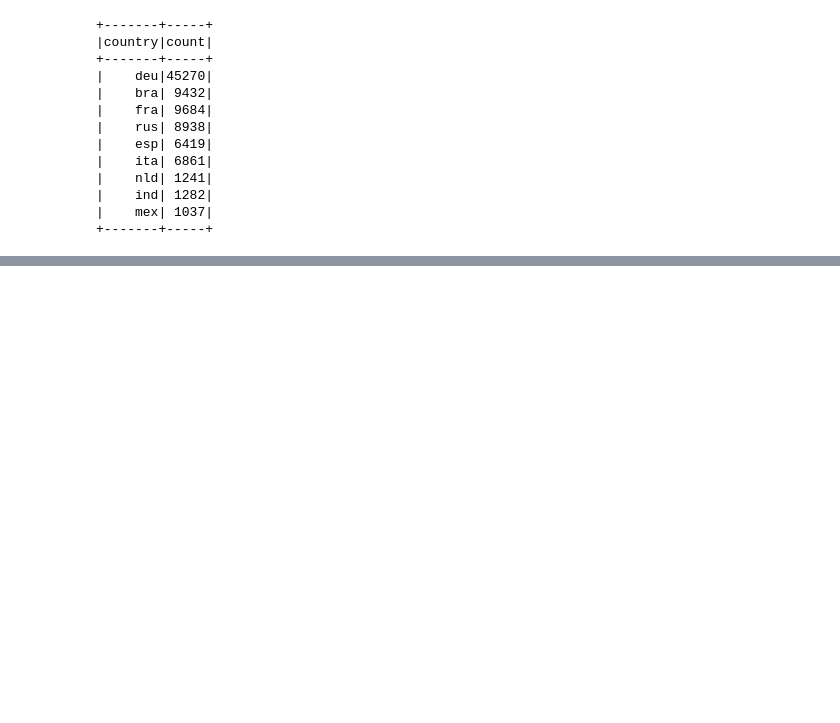
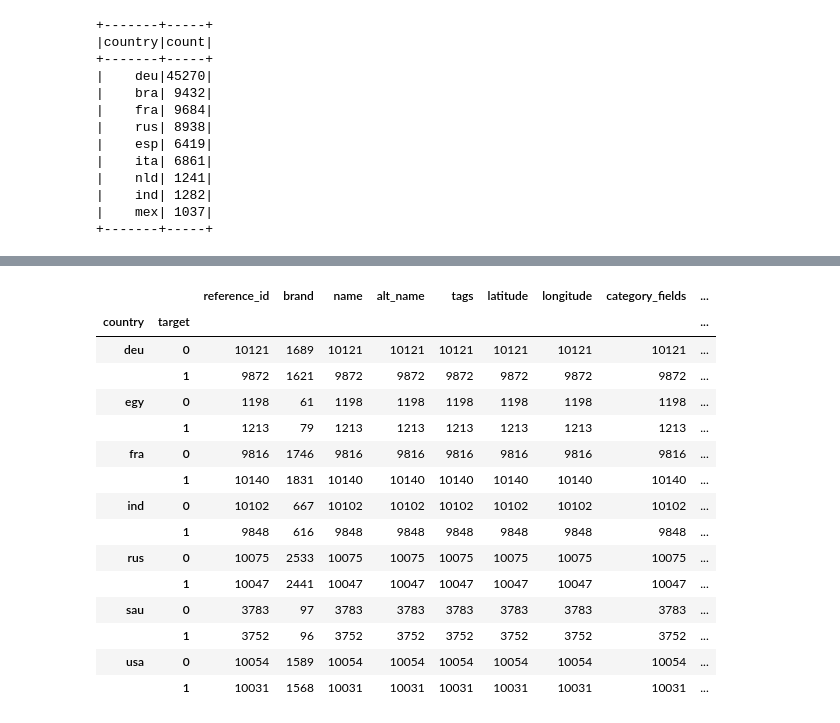
Before and after one commit to danielperezefremova-tomtom/dnn_name_matching, a Jupyter notebook: notebooks/Untitled.ipynb, the cells around one changed output, grey strips where cells are left out. Cells and saved outputs as stored; diff of their text form; code cells hidden in the pictures; blank space fills up the shorter version.

```diff
--- a/notebooks/Untitled.ipynb
+++ b/notebooks/Untitled.ipynb
@@ -333,0 +408,3 @@ catalog.load('df_normalized_pairs').groupBy('country').count().show()
+# %%
+validate.groupby(['country', 'target']).count()
+# %% [output]
@@ -333,0 +412,16 @@ catalog.load('df_normalized_pairs').groupBy('country').count().show()
+|  |  | reference_id | brand | name | alt_name | tags | latitude | longitude | category_fields | ... |
+| country | target |  |  |  |  |  |  |  |  | ... |
+| deu | 0 | 10121 | 1689 | 10121 | 10121 | 10121 | 10121 | 10121 | 10121 | ... |
+|  | 1 | 9872 | 1621 | 9872 | 9872 | 9872 | 9872 | 9872 | 9872 | ... |
+| egy | 0 | 1198 | 61 | 1198 | 1198 | 1198 | 1198 | 1198 | 1198 | ... |
+|  | 1 | 1213 | 79 | 1213 | 1213 | 1213 | 1213 | 1213 | 1213 | ... |
+| fra | 0 | 9816 | 1746 | 9816 | 9816 | 9816 | 9816 | 9816 | 9816 | ... |
+|  | 1 | 10140 | 1831 | 10140 | 10140 | 10140 | 10140 | 10140 | 10140 | ... |
+| ind | 0 | 10102 | 667 | 10102 | 10102 | 10102 | 10102 | 10102 | 10102 | ... |
+|  | 1 | 9848 | 616 | 9848 | 9848 | 9848 | 9848 | 9848 | 9848 | ... |
+| rus | 0 | 10075 | 2533 | 10075 | 10075 | 10075 | 10075 | 10075 | 10075 | ... |
+|  | 1 | 10047 | 2441 | 10047 | 10047 | 10047 | 10047 | 10047 | 10047 | ... |
+| sau | 0 | 3783 | 97 | 3783 | 3783 | 3783 | 3783 | 3783 | 3783 | ... |
+|  | 1 | 3752 | 96 | 3752 | 3752 | 3752 | 3752 | 3752 | 3752 | ... |
+| usa | 0 | 10054 | 1589 | 10054 | 10054 | 10054 | 10054 | 10054 | 10054 | ... |
+|  | 1 | 10031 | 1568 | 10031 | 10031 | 10031 | 10031 | 10031 | 10031 | ... |
```
Also changed, not shown: parts of 7 cells of this notebook, 13 other files.
